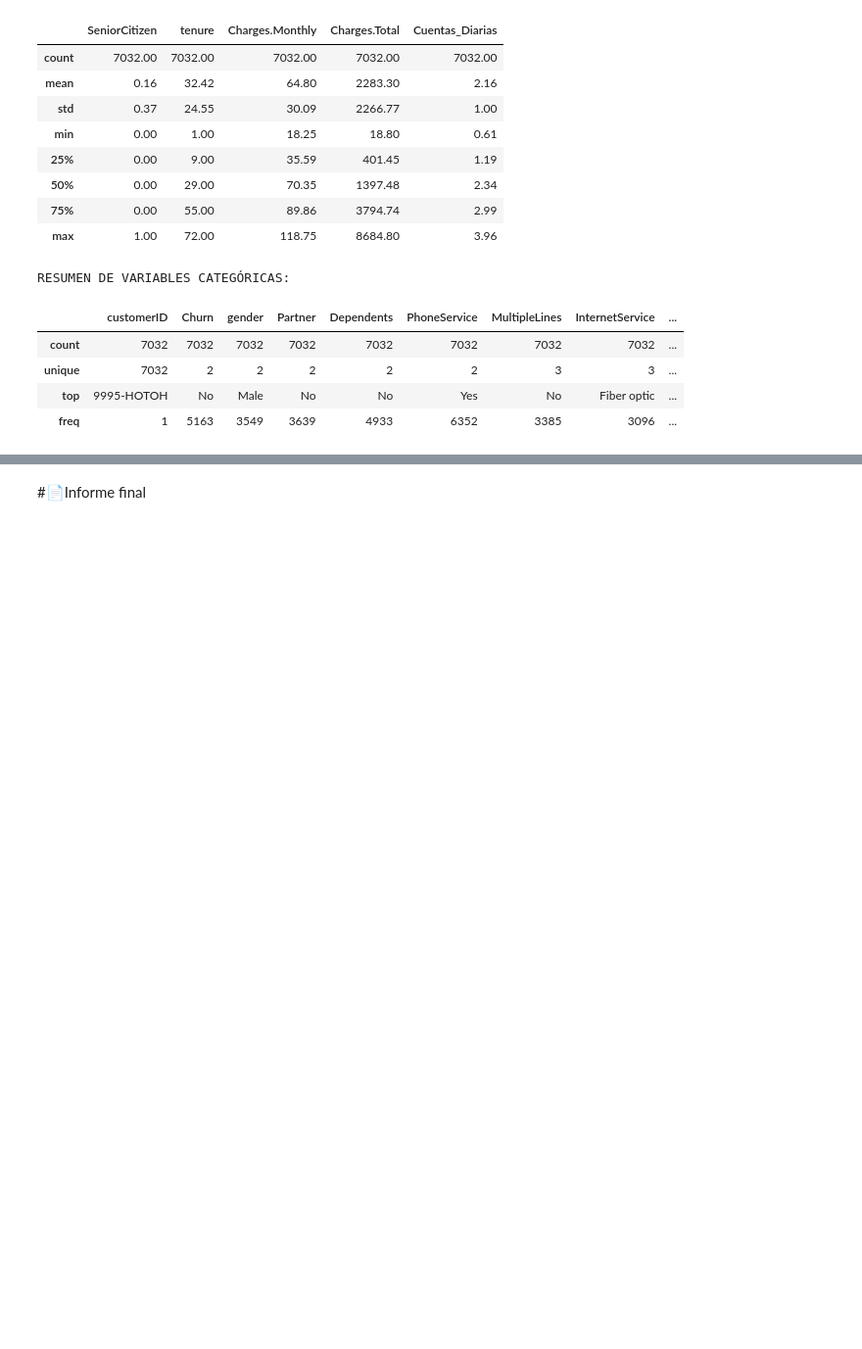
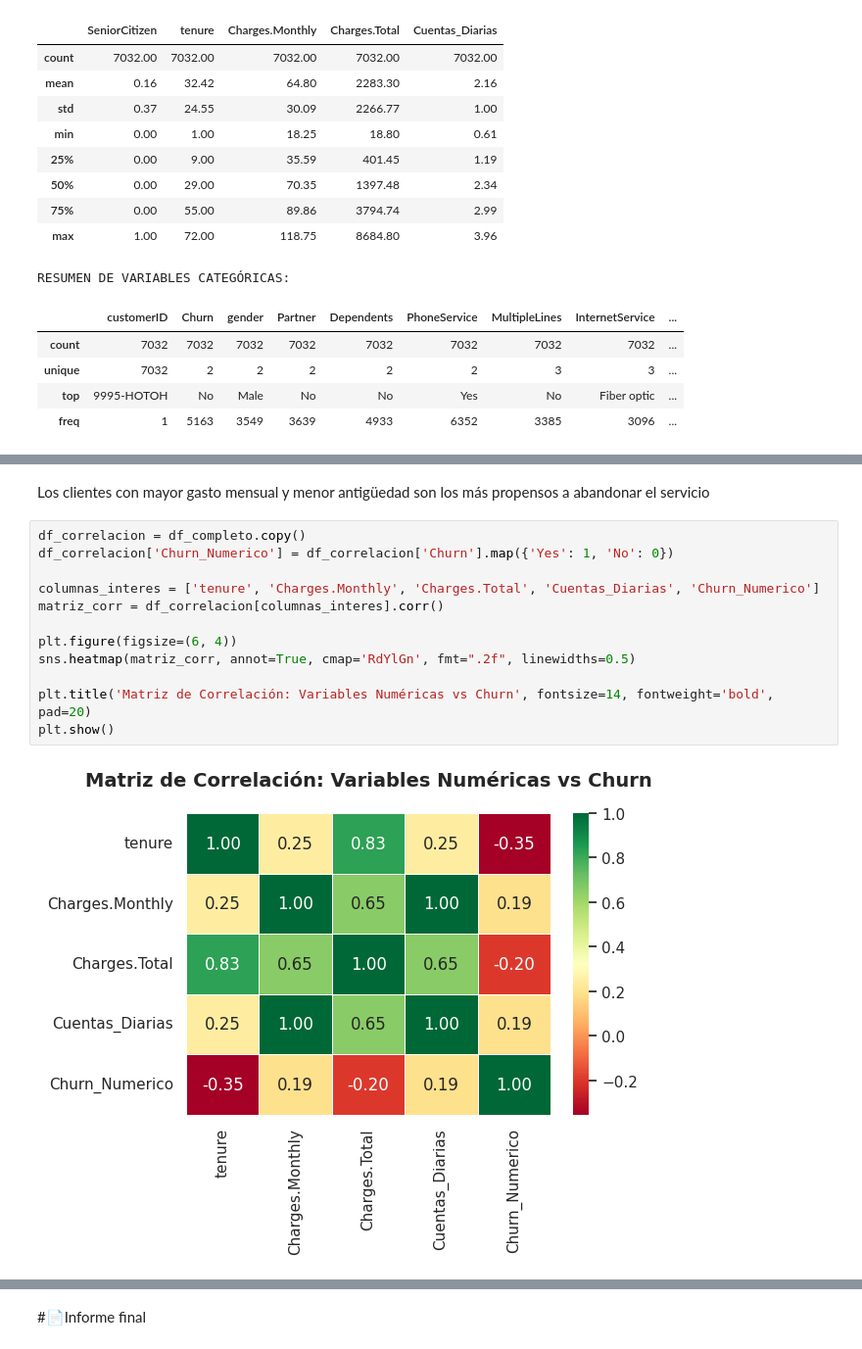
Before and after one commit to Nicolas9529/challenge2-data-science-LATAM, a Jupyter notebook: TelecomX_LATAM.ipynb, the cells around one changed output, grey strips where cells are left out. Shown at 98% size. Saved outputs shown, nothing was run; the diff lists cells and outputs as text; blank space fills up the shorter version.

```diff
--- a/TelecomX_LATAM.ipynb
+++ b/TelecomX_LATAM.ipynb
@@ -220,0 +309,16 @@ RESUMEN DE VARIABLES CATEGÓRICAS:
+# %% [markdown]
+Los clientes con mayor gasto mensual y menor antigüedad son los más propensos a abandonar el servicio
+# %%
+df_correlacion = df_completo.copy()
+df_correlacion['Churn_Numerico'] = df_correlacion['Churn'].map({'Yes': 1, 'No': 0})
+
+columnas_interes = ['tenure', 'Charges.Monthly', 'Charges.Total', 'Cuentas_Diarias', 'Churn_Numerico']
+matriz_corr = df_correlacion[columnas_interes].corr()
+
+plt.figure(figsize=(6, 4))
+sns.heatmap(matriz_corr, annot=True, cmap='RdYlGn', fmt=".2f", linewidths=0.5)
+
+plt.title('Matriz de Correlación: Variables Numéricas vs Churn', fontsize=14, fontweight='bold', pad=20)
+plt.show()
+# %% [output]
+[figure, added]
```
Also changed, not shown: parts of 34 cells of this notebook.
